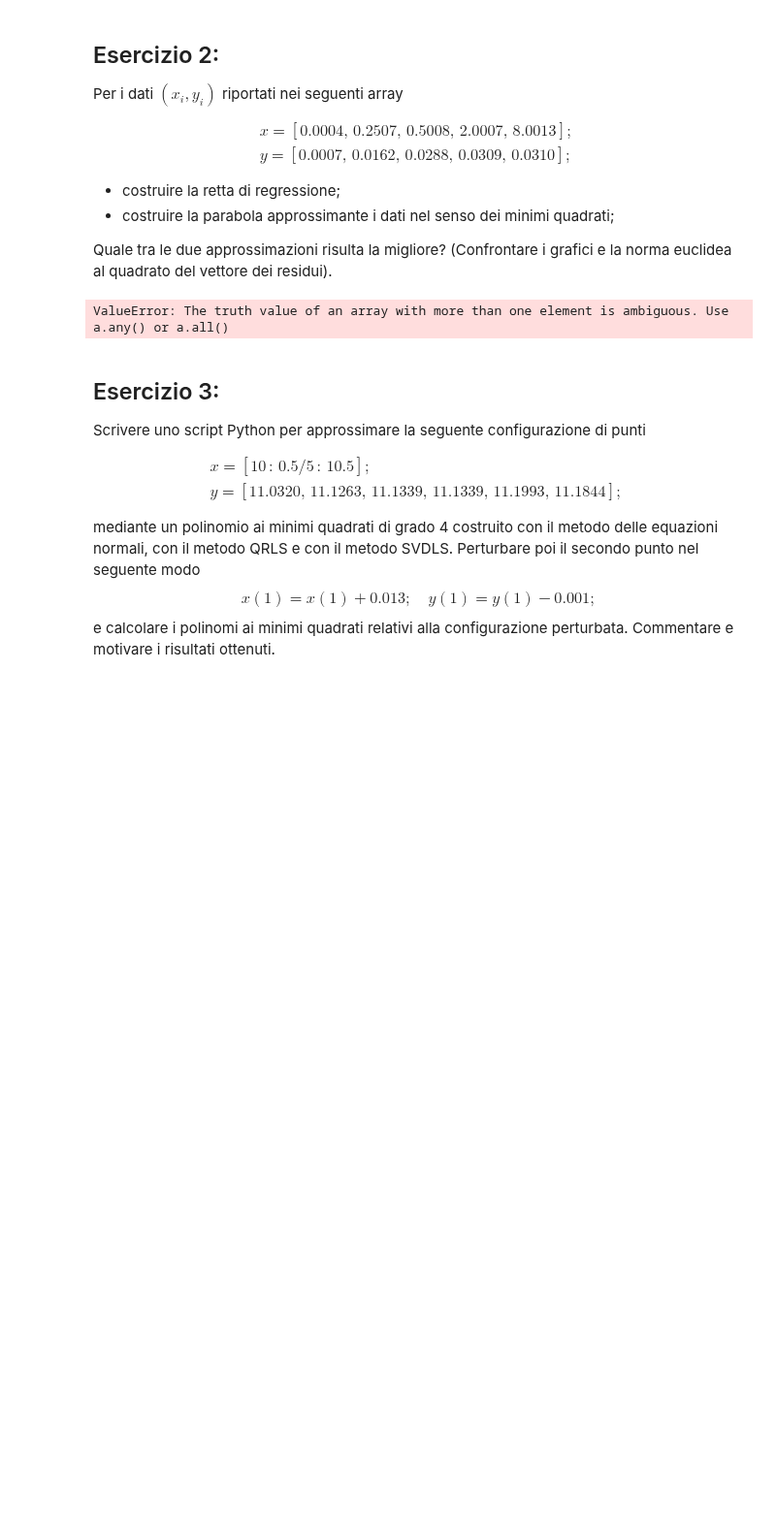
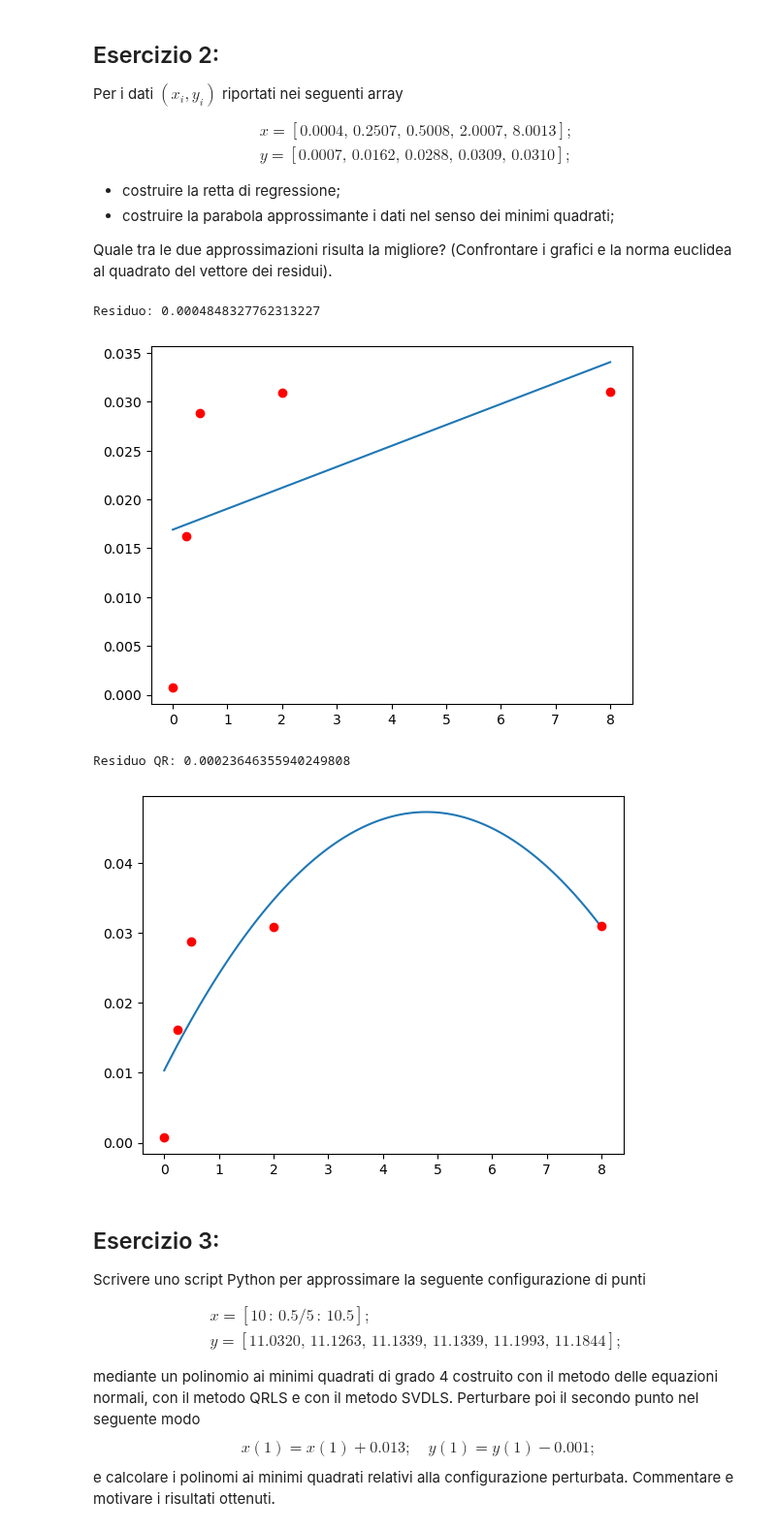
Before and after one commit to Giock24/Metodi-Numerici-Lab, a Jupyter notebook: Lezione 10/Esercitazione 7 Maggio - Approssimazione di dati sperimentali nel senso dei minimi quadrati - Interp/ESercitazione_10.ipynb, the cells around one changed output. Shown at 97% size. Drawn from its saved outputs; the diff is of its cells as text; code cells hidden in the pictures; blank space fills up the shorter version.

```diff
--- a/Lezione 10/Esercitazione 7 Maggio - Approssimazione di dati sperimentali nel senso dei minimi quadrati - Interp/ESercitazione_10.ipynb
+++ b/Lezione 10/Esercitazione 7 Maggio - Approssimazione di dati sperimentali nel senso dei minimi quadrati - Interp/ESercitazione_10.ipynb
@@ -62,3 +41,14 @@ Norma al quadrato del residuo: 0.0
+# %%
+def qrLS(A,b):
+    # fattorizzo usando QR
+    n = A.shape[1]
+    Q, R = spi.qr(A)
+    # viene ridotta a quadrata se no si spacca Usolve
+    R = R[:n,:]
+    h = Q.T@b
+    x, flag = SolveTriangular.Usolve(R, h[:n])
+    residuo=np.linalg.norm(h[n:])**2
+    return x, residuo
 # %% [markdown]
 ### Codice SVDLS
 Implementare la function  **svdLS(A,b)** che utilizza  il metodo SVD per la soluzione del sistema sovradeterminato Ax=b e che prende in input:
@@ -143,11 +133,39 @@ def InterpL(x,y,xv):
-# %%
-n=3
-x = np.linspace(-1,1,n+1)
-f = lambda x: 3*x**3+2*x**2+2*x-1
-xv = np.linspace(-1,1,200)
-pol_interpL = InterpL(x,f(x),xv)
-# %% [output]
-ValueError: The truth value of an array with more than one element is ambiguous. Use a.any() or a.all()
+# %%
+x=np.array([0.0004,0.2507,0.5008,2.0007,8.0013])
+y=np.array([0.0007,0.0162,0.0288,0.0309,0.0310])
+n=1  #grado del polinomio di regressione
+n1=n+1  # gradi di libertà
+A = np.vander(x, increasing=True)[:,:n1]
+alpha = eqnorm(A,y)
+
+# calcolo del residuo
+res = np.linalg.norm(A@alpha-y.reshape(A.shape[0],1), 2)**2
+print("Residuo:", res)
+
+# crea il polinomio con i risultati di alpha
+p = lambda x : alpha[0] + alpha[1]*x
+pt_range = np.linspace(np.min(x),np.max(x),100)
+plt.plot(pt_range,p(pt_range))
+plt.plot(x,y,'ro')
+plt.show()
+
+n=2  #grado del polinomio di regressione
+n1=n+1  # gradi di libertà
+B = np.vander(x, increasing=True)[:,:n1]
+alpha ,residuo_QR=qrLS(B,y)
+
+res = np.linalg.norm(B@alpha-y.reshape(B.shape[0],1), 2)**2
+print("Residuo QR:", residuo_QR)
+
+p = lambda x : alpha[0] + alpha[1]*x + alpha[2]*x**2
+plt.plot(pt_range,p(pt_range))
+plt.plot(x,y,'ro')
+plt.show()
+# %% [output]
+Residuo: 0.0004848327762313227
+[figure, added]
+Residuo QR: 0.00023646355940249808
+[figure, added]
 # %% [markdown]
 ## Esercizio 3:
 Scrivere uno script Python per approssimare la seguente configurazione di punti
```
Also changed, not shown: parts of 15 cells of this notebook, 15 other files.
